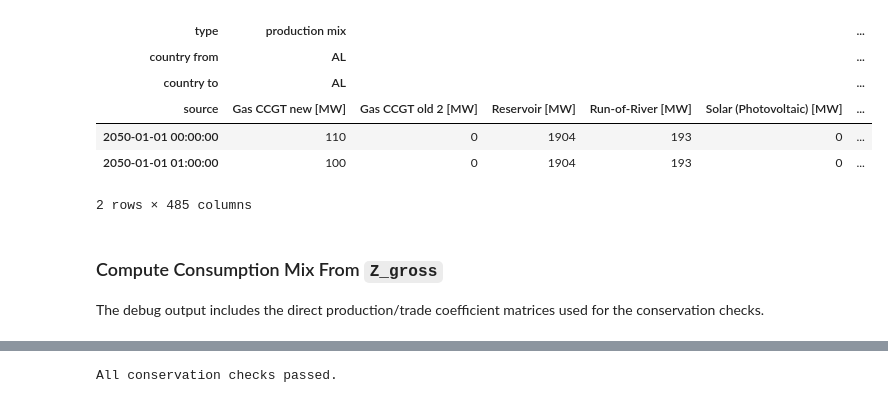
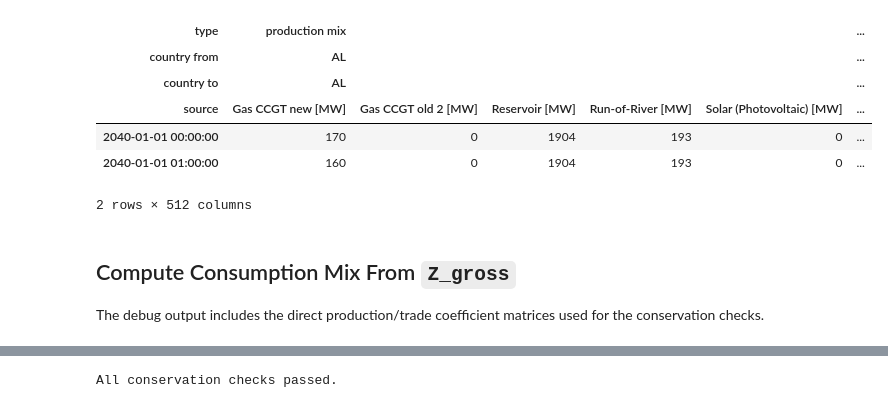
Before and after one commit to LIST-LUXEMBOURG/shrecc, a Jupyter notebook: docs/content/notebooks/fiona_example.ipynb, the cells around one changed output, grey strips where cells are left out. Saved outputs shown, nothing was run; the diff lists cells and outputs as text; code cells hidden in the pictures.

```diff
--- a/docs/content/notebooks/fiona_example.ipynb
+++ b/docs/content/notebooks/fiona_example.ipynb
@@ -27,0 +26,4 @@ from shrecc.tyndp import (
+# %%
+scenario = "DE"  # DE = Distributed Energy, GA = Global Ambition, NT = National Trends
+year = 2040  # DE/GA: 2035, 2040, 2050; NT: 2030, 2040
+climate_year = 2009  # 1995, 2008, 2009
@@ -28,14 +34,14 @@ from shrecc.tyndp import (
 # %%
-project_root = Path.cwd().resolve()
-data_dir = project_root / "data" / "tyndp"
+# Local cache directory for TYNDP workbooks, zip files, and generated pickles
+data_dir = Path.cwd() / "data" / "tyndp"
 
-tyndp_workbook = data_dir / "MMStandardOutputFile_DE2050_Plexos_CY2009_v11_SoS.xlsb"
-production_pickle = data_dir / "DE2050_CY2009_prod.pkl"
-trade_pickle = data_dir / "DE2050_CY2009_trade.pkl"
-technology_mapping = data_dir / "tyndp_ei_mapping.xlsx"
-country_mapping = data_dir / "tyndp_country_mapping.xlsx"
+# These SHRECC/FIONA mapping files are included in the package
+technology_mapping = files("shrecc") /"data" / "tyndp" / "tyndp_ei_mapping.xlsx"
+country_mapping = files("shrecc") / "data" / "tyndp" / "tyndp_country_mapping.xlsx"
 
-for path in [tyndp_workbook, production_pickle, trade_pickle, technology_mapping, country_mapping]:
-    if not path.exists():
-        print(f"{path} file missing")
+for path in [technology_mapping, country_mapping]:
+    assert path.exists(), path
+
+paths = tyndp_scenario_paths(data_dir, scenario, year, climate_year)
+paths
 # %% [output]
@@ -51,10 +57,14 @@ for path in [tyndp_workbook, production_pickle, trade_pickle, technology_mapping
 # %%
-Z_gross = build_z_gross_from_tyndp_pickles(
-    production_pickle=production_pickle,
-    trade_pickle=trade_pickle,
+Z_gross = build_z_gross_from_tyndp_scenario(
+    scenario=scenario,
+    year=year,
+    climate_year=climate_year,
+    data_dir=data_dir,
     technology_mapping=technology_mapping,
     country_mapping=country_mapping,
+    download=True,
     verbose=True,
+    engine="calamine",
 )
 
 Z_gross.shape, Z_gross.columns.names, Z_gross.index[:3]
@@ -74,19 +88,19 @@ Z_gross.shape, Z_gross.columns.names, Z_gross.index[:3]
 # %%
-assert len(Z_gross) == 8736
+assert len(Z_gross) > 0
 assert Z_gross.columns.names == ["type", "country from", "country to", "source"]
 assert {"production mix", "trade"}.issubset(Z_gross.columns.get_level_values("type"))
 
 Z_gross.head(2)
 # %% [output]
 | type | production mix |  |  |  |  | ... |
 | country from | AL |  |  |  |  | ... |
 | country to | AL |  |  |  |  | ... |
 | source | Gas CCGT new [MW] | Gas CCGT old 2 [MW] | Reservoir [MW] | Run-of-River [MW] | Solar (Photovoltaic) [MW] | ... |
-| 2050-01-01 00:00:00 | 110 | 0 | 1904 | 193 | 0 | ... |
-| 2050-01-01 01:00:00 | 100 | 0 | 1904 | 193 | 0 | ... |
+| 2040-01-01 00:00:00 | 170 | 0 | 1904 | 193 | 0 | ... |
+| 2040-01-01 01:00:00 | 160 | 0 | 1904 | 193 | 0 | ... |
-2 rows × 485 columns
+2 rows × 512 columns
 # %% [markdown]
-### Compute Consumption Mix From `Z_gross`
+## Compute Consumption Mix From `Z_gross`
 
 The debug output includes the direct production/trade coefficient matrices used for the conservation checks.
 # %%
```
Also changed, not shown: parts of 25 cells of this notebook, 6 other files.
